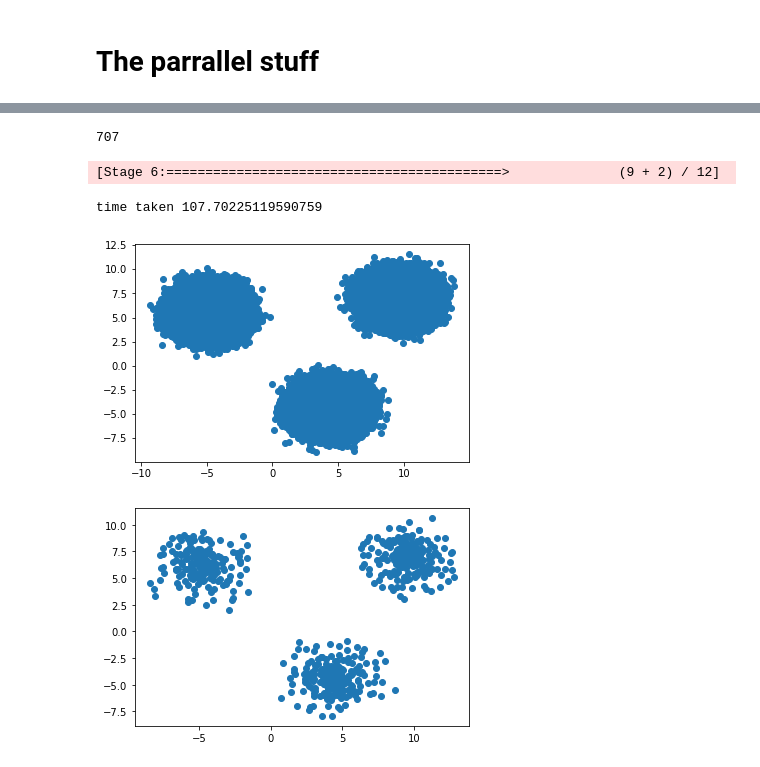
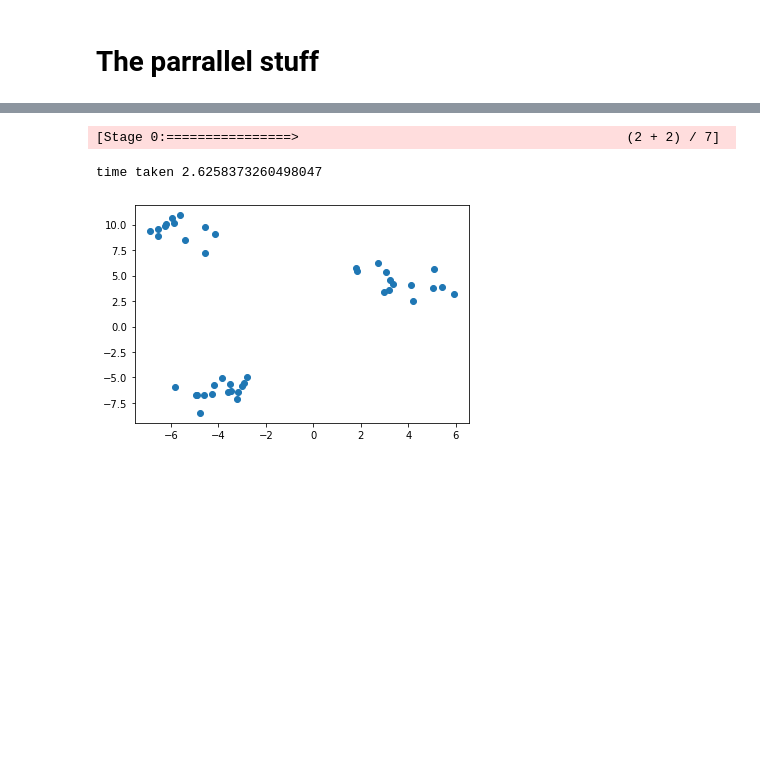
Before and after one commit to jeroenvanriel/parallel-algos, a Jupyter notebook: Part 2/Coresets.ipynb, the cells around one changed output, grey strips where cells are left out. Drawn from its saved outputs; the diff is of its cells as text; code cells hidden in the pictures; blank space fills up the shorter version.

```diff
--- a/Part 2/Coresets.ipynb
+++ b/Part 2/Coresets.ipynb
@@ -238,33 +254,32 @@ To adjust logging level use sc.setLogLevel(newLevel). For SparkR, use setLogLeve
 # %%
 k = 3
 eps = 0.2
 
-X = list(make_blobs(n_samples=500000)[0])
-machines = math.floor(math.sqrt(len(X)))
-print(machines)
+X = list(make_blobs(n_samples=50)[0])
 
-start_time = time.time()
-RDD = sc.parallelize(X, machines)
 
-partitions = RDD.getNumPartitions()
-while partitions > 1:
-    RDD = RDD.mapPartitions(lambda points : coreset(points,k,eps))
-    RDD = mergeLayer(RDD)
+
+def CoresetMPC(X,k,eps):
+    machines = math.floor(math.sqrt(len(X)))
+    start_time = time.time()
+    RDD = sc.parallelize(X, machines)
+
     partitions = RDD.getNumPartitions()
+    while partitions > 1:
+        RDD = RDD.mapPartitions(lambda points : coreset_plus_plus(list(points),k,eps)) #coreset_plus_plus(points,k,eps)
+        RDD = mergeLayer(RDD)
+        partitions = RDD.getNumPartitions()
 
-res = coreset_plus_plus(RDD.collect(),k,eps)
-end_time = time.time()
 
-print("time taken", end_time-start_time)
+    res = coreset_plus_plus(RDD.collect(),k,eps)
+    end_time = time.time()
+
+    return res, end_time-start_time
+
+r,t = CoresetMPC(X,k,eps)
+print("time taken", t)
+plot(r)
 # %% [output]
-707
+[Stage 0:================>                                          (2 + 2) / 7]
-[Stage 6:===========================================>              (9 + 2) / 12]
+time taken 2.6258373260498047
-time taken 107.70225119590759
+[figure, added]
-# %%
-plt.scatter(np.array(X)[:,0],np.array(X)[:,1])
-plt.show()
-plt.scatter(np.array(res)[:,0],np.array(res)[:,1])
-plt.show()
-# %% [output]
-[figure, removed]
-[figure, removed]
```
Also changed, not shown: parts of 10 cells of this notebook.
